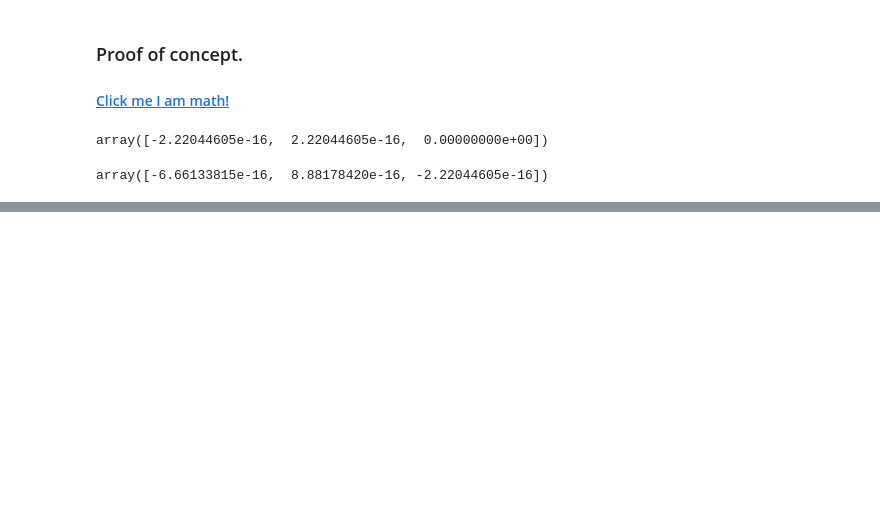
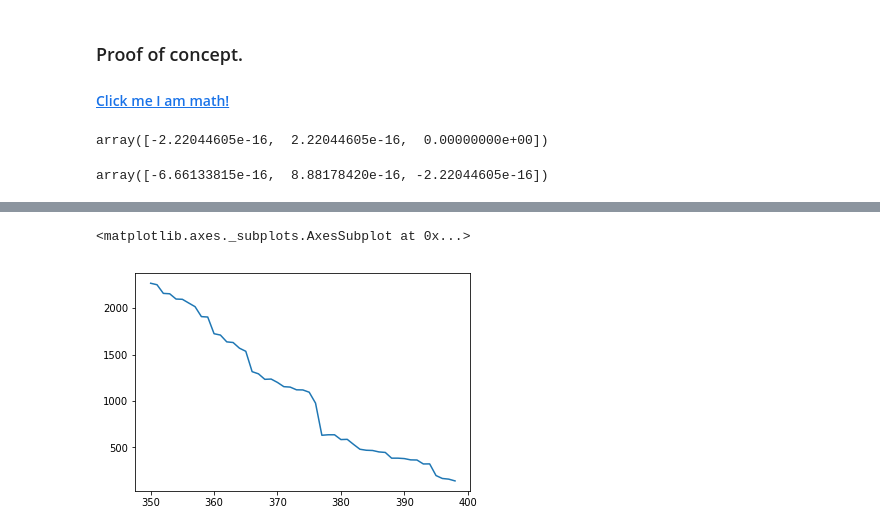
Before and after one commit to CatOfTheCannals/image-reconstruction, a Jupyter notebook: notebooks/svd_least_squares.ipynb, the cells around one changed output, grey strips where cells are left out. Saved outputs shown, nothing was run; the diff lists cells and outputs as text; code cells hidden in the pictures; blank space fills up the shorter version.

```diff
--- a/notebooks/svd_least_squares.ipynb
+++ b/notebooks/svd_least_squares.ipynb
@@ -57,0 +111,10 @@ array([-6.66133815e-16,  8.88178420e-16, -2.22044605e-16])
+# %%
+%matplotlib inline
+import seaborn as sns
+from matrix_file_handlers import *
+
+A = load_cpp_matrix("D_20x20_3000_rays")
+b = load_cpp_matrix("t_20x20_3000_rays")
+
+rows, cols = A.shape
+u, s, vt = np.linalg.svd(A)
@@ -57,0 +124,7 @@ array([-6.66133815e-16,  8.88178420e-16, -2.22044605e-16])
+# %%
+errors_per_k = [error_per_k(A, u, s, vt, b, k) for k in range(1,cols)]
+errors_per_k= pd.Series(errors_per_k)
+errors_per_k.iloc[350:].plot()
+# %% [output]
+<matplotlib.axes._subplots.AxesSubplot at 0x...>
+[figure, added]
```
Also changed, not shown: parts of 7 cells of this notebook, 3 other files.
